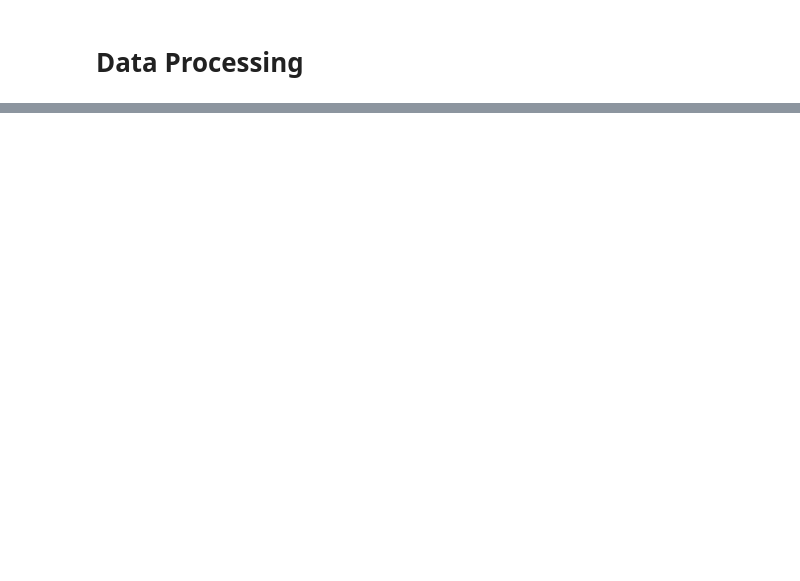
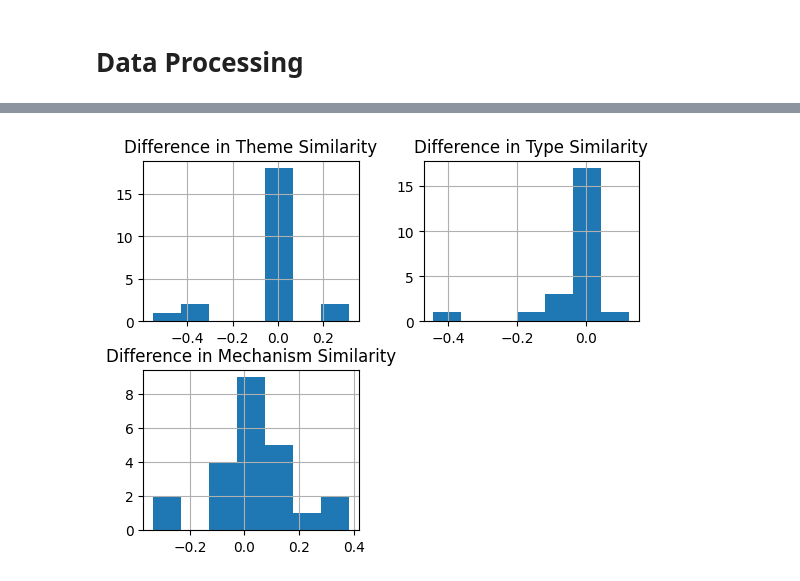
Before and after one commit to sorensenbrook/BoardGame-Recommender, a Jupyter notebook: analysis.ipynb, the cells around one changed output, grey strips where cells are left out. Drawn from its saved outputs; the diff is of its cells as text; code cells hidden in the pictures; blank space fills up the shorter version.

```diff
--- a/analysis.ipynb
+++ b/analysis.ipynb
@@ -411,0 +387,5 @@ b_plot.plot()
+# %%
+hist = df.hist(column = ["Difference in Theme Similarity", "Difference in Type Similarity",
+                              "Difference in Mechanism Similarity"], bins=7)
+# %% [output]
+[figure, added]
```
Also changed, not shown: parts of 14 cells of this notebook.
